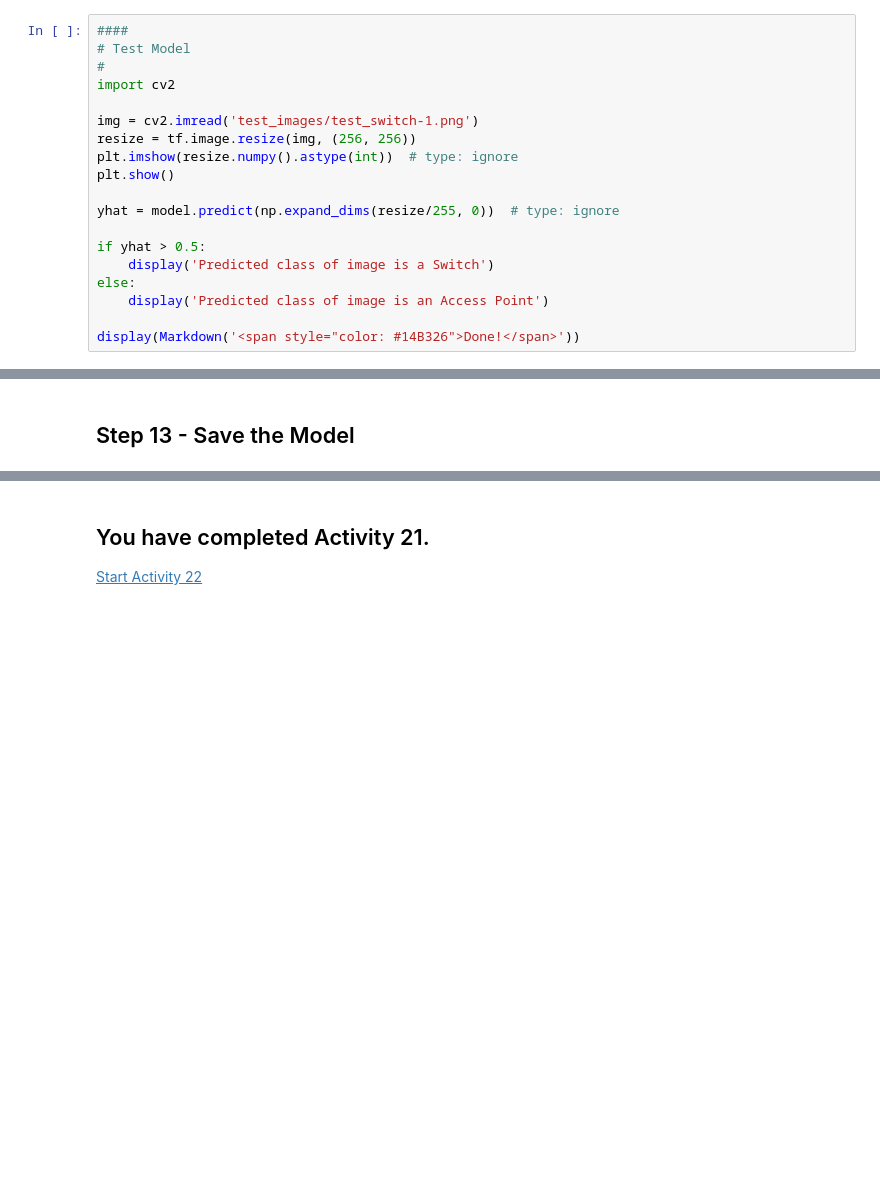
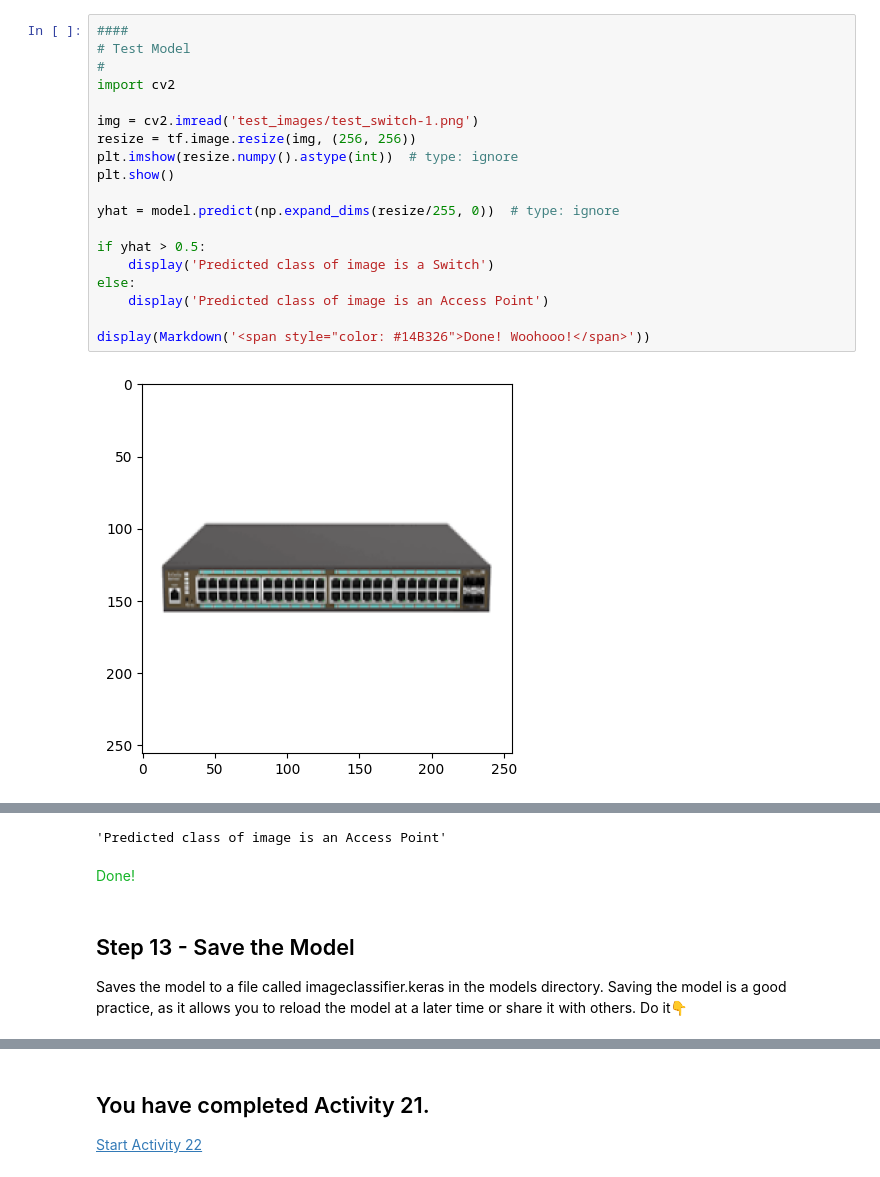
Before and after one commit to michaelrosejr/aruba-ai-workshop, a Jupyter notebook: Activity21.ipynb, the cells around one changed output, grey strips where cells are left out. Drawn from its saved outputs; the diff is of its cells as text; blank space fills up the shorter version.

```diff
--- a/Activity21.ipynb
+++ b/Activity21.ipynb
@@ -260,19 +417,21 @@ display(Markdown('<span style="color: #14B326">Done!</span>'))
 # %%
 ####
 # Test Model
 #
 import cv2
 
 img = cv2.imread('test_images/test_switch-1.png')
 resize = tf.image.resize(img, (256, 256))
 plt.imshow(resize.numpy().astype(int))  # type: ignore
 plt.show()
 
 yhat = model.predict(np.expand_dims(resize/255, 0))  # type: ignore
 
 if yhat > 0.5:
     display('Predicted class of image is a Switch')
 else:
     display('Predicted class of image is an Access Point')
 
-display(Markdown('<span style="color: #14B326">Done!</span>'))
+display(Markdown('<span style="color: #14B326">Done! Woohooo!</span>'))
+# %% [output]
+[figure, added]
@@ -279,5 +439,9 @@ display(Markdown('<span style="color: #14B326">Done!</span>'))
+'Predicted class of image is an Access Point'
+<span style="color: #14B326">Done!</span>
 # %% [markdown]
 ## Step 13 - Save the Model
+
+Saves the model to a file called imageclassifier.keras in the models directory.  Saving the model is a good practice, as it allows you to reload the model at a later time or share it with others. Do it👇
 # %%
 ####
 # Save Model
```
Also changed, not shown: parts of 31 cells of this notebook, 1 other file.
